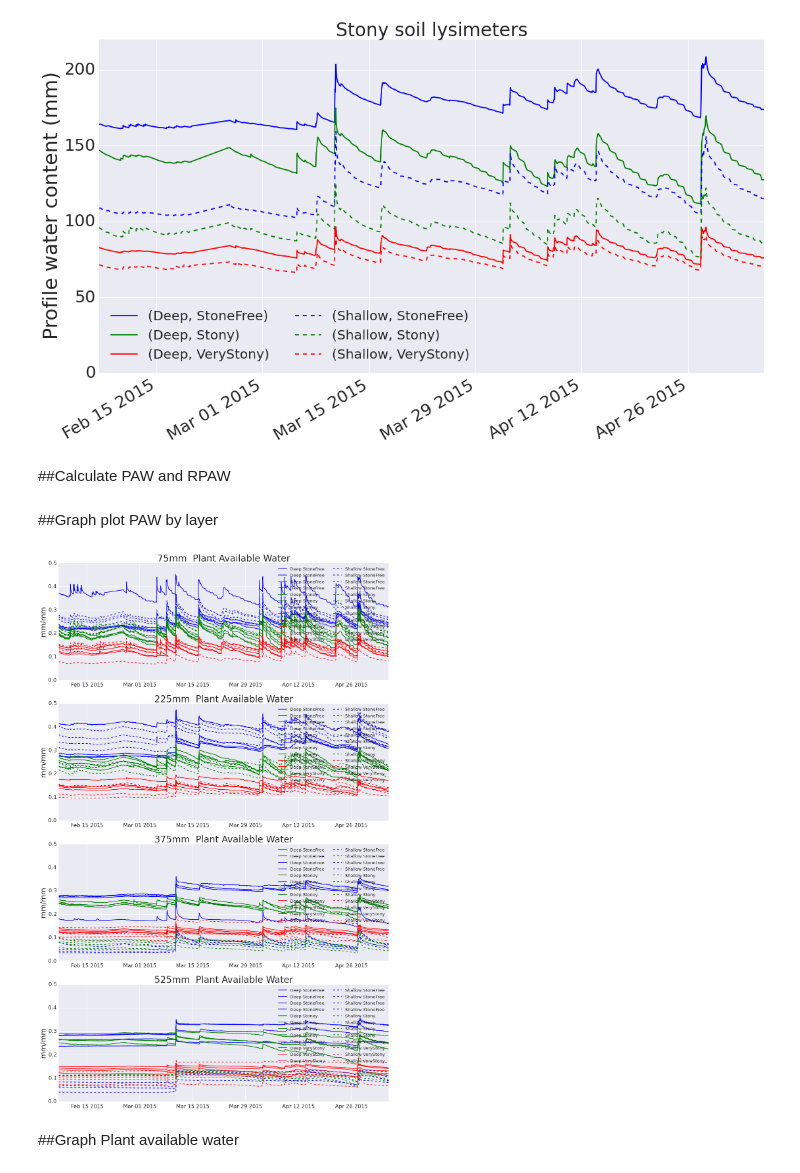
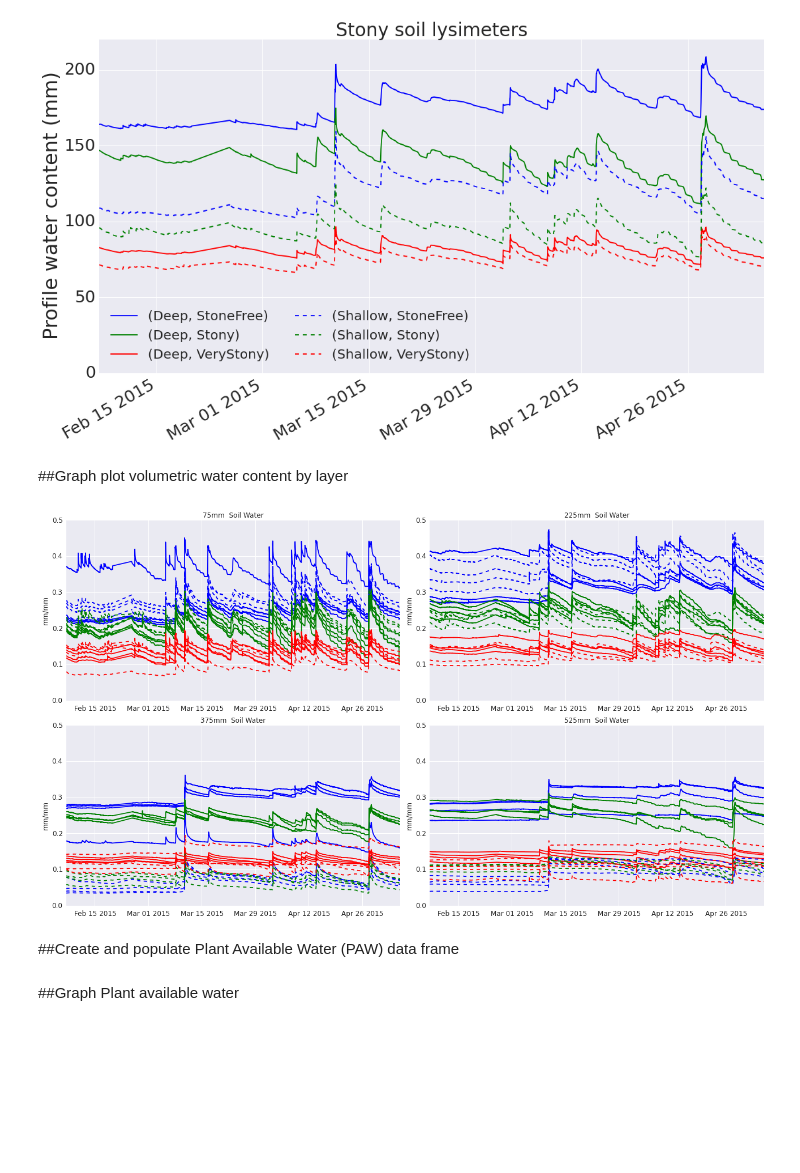
Before and after one commit to HamishBrownPFR/StonySoilLysimeters, a Jupyter notebook: AgronomyPaper.ipynb, the cells around one changed output. Cells and saved outputs as stored; diff of their text form; code cells hidden in the pictures; blank space fills up the shorter version.

```diff
--- a/AgronomyPaper.ipynb
+++ b/AgronomyPaper.ipynb
@@ -43,6 +43,41 @@ plt.legend(fontsize = 20, loc=3, ncol=2)
 # %% [output]
 <matplotlib.legend.Legend at 0x...>
 [figure]
-# %% [markdown]
-##Calculate PAW and RPAW
+# %% [markdown]
+
+##Graph plot volumetric water content by layer
+# %%
+VWCData =  Data.ix['2014-11-05 08:00:00':'2015-05-05'].copy()
+VWCData.columns = VWCData.columns.swaplevel('Sensor','Gravels') #get index in the right order for graphing
+VWCData.columns = VWCData.columns.swaplevel('Sensor','Stones')  #get index in the right order for graphing
+VWCData.columns = VWCData.columns.swaplevel('Sensor','Depth')  #get index in the right order for graphing
+VWCData.where(VWCData<0.5,np.nan,inplace=True)
+
+Fig = plt.figure(figsize=(18, 20))
+
+def MakePlot(Position, Column, Depth, LayerThickness, Ymax, DepthLabel):
+        Fig.add_subplot(4,Column,Position, color_cycle=['b','b','b','b','g','g','g','g','r','r','r','r','b','b','b','b','g','g','g','g','r','r','r','r'])
+        plt.title(DepthLabel + '  Soil Water', fontsize=12);
+        plt.plot(VWCData.index,VWCData.Deep.StoneFree.ix[:,Depth]*LayerThickness, '-', label='Deep StoneFree');
+        plt.plot(VWCData.index,VWCData.Deep.Stony.ix[:,Depth]*LayerThickness, '-', label='Deep Stoney');
+        plt.plot(VWCData.index,VWCData.Deep.VeryStony.ix[:,Depth]*LayerThickness,'-', label='Deep VeryStony');
+        plt.plot(VWCData.index,VWCData.Shallow.StoneFree.ix[:,Depth]*LayerThickness, '--', label='Shallow StoneFree');
+        plt.plot(VWCData.index,VWCData.Shallow.Stony.ix[:,Depth]*LayerThickness, '--', label='Shallow Stony');
+        plt.plot(VWCData.index,VWCData.Shallow.VeryStony.ix[:,Depth]*LayerThickness, '--', label='Shallow VeryStony');
+        plt.ylabel('mm/mm', fontsize=12);
+        plt.tick_params(labelsize=12);
+        plt.ylim(0,Ymax);
+        #plt.legend(False)# loc=1, fontsize=13, ncol=2)
+        return;
+
+MakePlot(1,2,'D1',1,.5, '75mm')
+MakePlot(2,2,'D2',1,.5, '225mm')
+MakePlot(3,2,'D3',1,.5, '375mm')
+MakePlot(4,2,'D4',1,.5, '525mm')
+
+Fig.tight_layout()
+# %% [output]
+[figure, added]
+# %% [markdown]
+##Create and populate Plant Available Water (PAW) data frame
 # %%
@@ -58,36 +91,3 @@ for X in range (1,97):
-# %% [markdown]
-
-##Graph plot PAW by layer
-# %%
-VWCData =  Data.ix['2014-11-05 08:00:00':'2015-05-05']#.groupby(level=['Gravels','Stones','Depth'],axis=1).mean()
-VWCData.columns = VWCData.columns.swaplevel('Sensor','Gravels')
-VWCData.columns = VWCData.columns.swaplevel('Sensor','Stones')
-VWCData.columns = VWCData.columns.swaplevel('Sensor','Depth')
-VWCData.where(VWCData<0.5,np.nan,inplace=True)
-
-Fig = plt.figure(figsize=(18, 60))
-
-def MakePlot(Position, Depth, LayerThickness, Ymax, DepthLabel):
-        Fig.add_subplot(8,1,Position, color_cycle=['b','b','b','b','g','g','g','g','r','r','r','r','b','b','b','b','g','g','g','g','r','r','r','r'])
-        plt.title(DepthLabel + '  Plant Available Water', fontsize=28);
-        plt.plot(VWCData.index,VWCData.Deep.StoneFree.ix[:,Depth]*LayerThickness, '-', label='Deep StoneFree');
-        plt.plot(VWCData.index,VWCData.Deep.Stony.ix[:,Depth]*LayerThickness, '-', label='Deep Stoney');
-        plt.plot(VWCData.index,VWCData.Deep.VeryStony.ix[:,Depth]*LayerThickness,'-', label='Deep VeryStony');
-        plt.plot(VWCData.index,VWCData.Shallow.StoneFree.ix[:,Depth]*LayerThickness, '--', label='Shallow StoneFree');
-        plt.plot(VWCData.index,VWCData.Shallow.Stony.ix[:,Depth]*LayerThickness, '--', label='Shallow Stony');
-        plt.plot(VWCData.index,VWCData.Shallow.VeryStony.ix[:,Depth]*LayerThickness, '--', label='Shallow VeryStony');
-        plt.ylabel('mm/mm', fontsize=22);
-        plt.tick_params(labelsize=16);
-        plt.ylim(0,Ymax);
-        plt.legend(loc=1, fontsize=13, ncol=2)
-        return;
-
-MakePlot(1,'D1',1,.5, '75mm')
-MakePlot(2,'D2',1,.5, '225mm')
-MakePlot(3,'D3',1,.5, '375mm')
-MakePlot(4,'D4',1,.5, '525mm')
-# %% [output]
-[figure, removed]
 # %% [markdown]
 ##Graph Plant available water
 # %%
```
Also changed, not shown: parts of 17 cells of this notebook, 9 other files.
